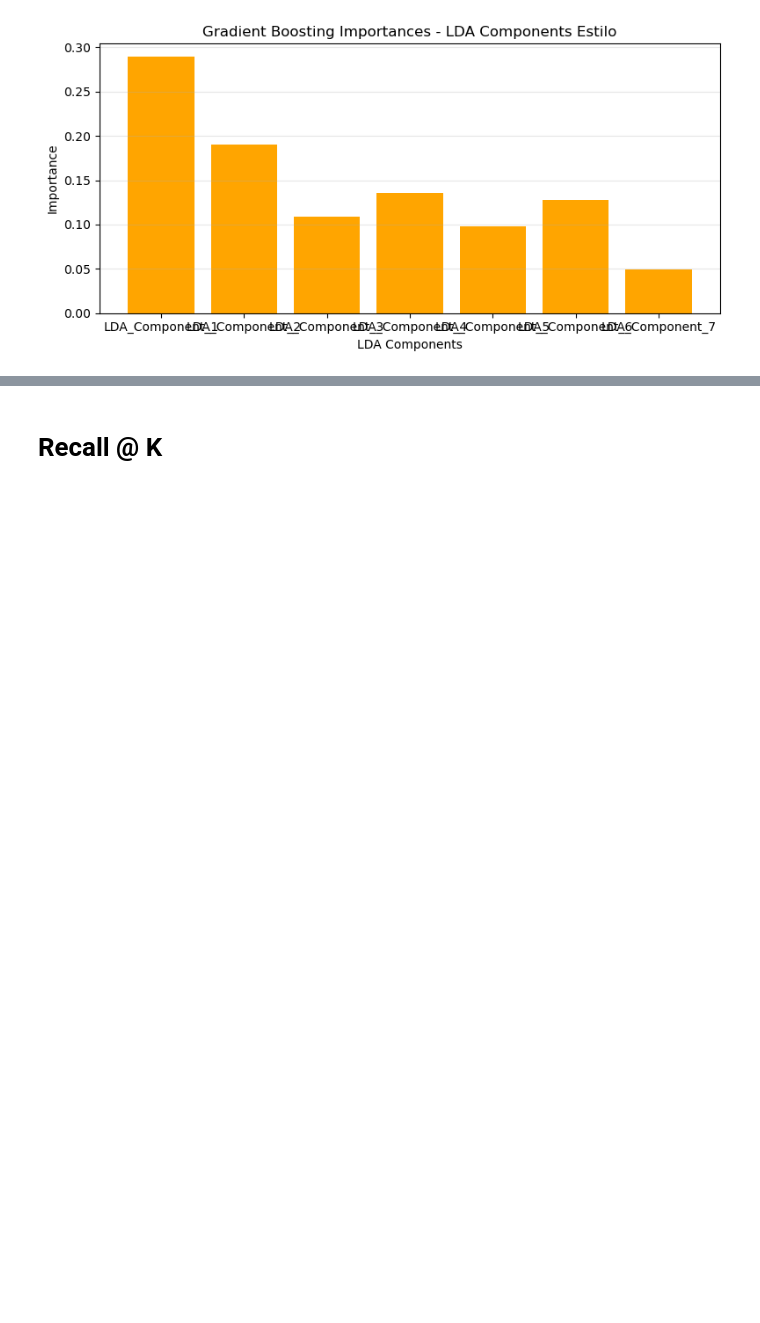
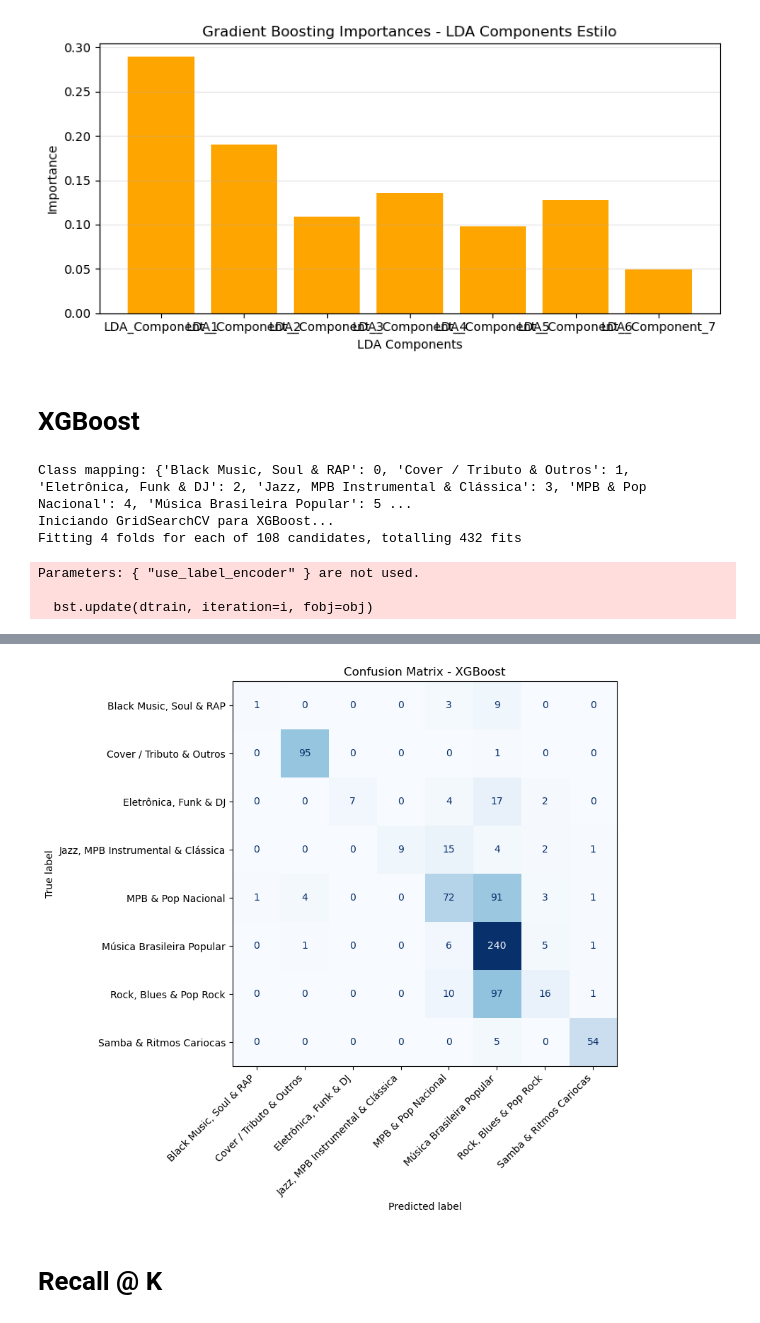
Before and after one commit to GabrielPow/Projeto-ML, a Jupyter notebook: notebooks/LDA_GRADIENT_RECALL.ipynb, the cells around one changed output, grey strips where cells are left out. Cells and saved outputs as stored; diff of their text form; code cells hidden in the pictures; blank space fills up the shorter version.

```diff
--- a/notebooks/LDA_GRADIENT_RECALL.ipynb
+++ b/notebooks/LDA_GRADIENT_RECALL.ipynb
@@ -602,3 +602,77 @@ Jazz, MPB Instrumental & Clássica       1.00      0.16      0.28        31
                      weighted avg       0.66      0.63      0.58       778
 [figure]
 [figure]
+# %% [markdown]
+# XGBoost
+# %%
+from xgboost import XGBClassifier
+from sklearn.model_selection import GridSearchCV, StratifiedKFold
+from sklearn.preprocessing import LabelEncoder
+
+# Encode string labels to numeric (0, 1, 2, ..., 7)
+le = LabelEncoder()
+y_train_encoded = le.fit_transform(y_train_style)
+y_test_encoded = le.transform(y_test_style)
+
+print(f"Class mapping: {dict(zip(le.classes_, range(len(le.classes_))))}")
+
+xgb_pipeline = Pipeline([
+    ('scaler', StandardScaler()),
+    ('xgb', XGBClassifier(
+        objective='multi:softprob',
+        use_label_encoder=False,
+        eval_metric='mlogloss',
+        random_state=42,
+        n_jobs=-1
+    ))
+])
+
+param_grid = {
+    'xgb__n_estimators': [100, 200, 300],
+    'xgb__max_depth': [3, 5, 7],
+    'xgb__learning_rate': [0.01, 0.1, 0.2],
+    'xgb__subsample': [0.8, 1.0],
+    'xgb__colsample_bytree': [0.8, 1.0]
+}
+
+cv = StratifiedKFold(n_splits=4, shuffle=True, random_state=42)
+
+grid_search_xgb = GridSearchCV(
+    estimator=xgb_pipeline,
+    param_grid=param_grid,
+    scoring='f1_macro',
+    cv=cv,
+    verbose=2,
+    n_jobs=-1,
+    refit=True
+)
+
+print('Iniciando GridSearchCV para XGBoost...')
+grid_search_xgb.fit(X_train_style_lda, y_train_encoded)
+
+print('Melhores hiperparâmetros encontrados:')
+print(grid_search_xgb.best_params_)
+print(f"Melhor score (f1_macro) no CV: {grid_search_xgb.best_score_:.4f}")
+
+best_xgb = grid_search_xgb.best_estimator_
+
+y_pred_xgb_encoded = best_xgb.predict(X_test_style_lda)
+y_pred_xgb = le.inverse_transform(y_pred_xgb_encoded)
+
+print('\nRelatório de classificação - XGBoost:')
+print(classification_report(y_test_style, y_pred_xgb, zero_division=0))
+
+cm_xgb = confusion_matrix(y_test_style, y_pred_xgb, labels=le.classes_)
+fig, ax = plt.subplots(figsize=(10, 8))
+ConfusionMatrixDisplay(confusion_matrix=cm_xgb, display_labels=le.classes_).plot(ax=ax, cmap='Blues', colorbar=False)
+ax.set_title('Confusion Matrix - XGBoost')
+plt.xticks(rotation=45, ha='right')
+plt.tight_layout()
+plt.show()
+# %% [output]
+Class mapping: {'Black Music, Soul & RAP': 0, 'Cover / Tributo & Outros': 1, 'Eletrônica, Funk & DJ': 2, 'Jazz, MPB Instrumental & Clássica': 3, 'MPB & Pop Nacional': 4, 'Música Brasileira Popular': 5 ...
+Iniciando GridSearchCV para XGBoost...
+Fitting 4 folds for each of 108 candidates, totalling 432 fits
+Parameters: { "use_label_encoder" } are not used.
+
+  bst.update(dtrain, iteration=i, fobj=obj)
@@ -605,3 +698,4 @@ Jazz, MPB Instrumental & Clássica       1.00      0.16      0.28        31
+[figure, added]
 # %% [markdown]
 # Recall @ K
 # %%
```
Also changed, not shown: parts of 3 cells of this notebook, 3 other files.
